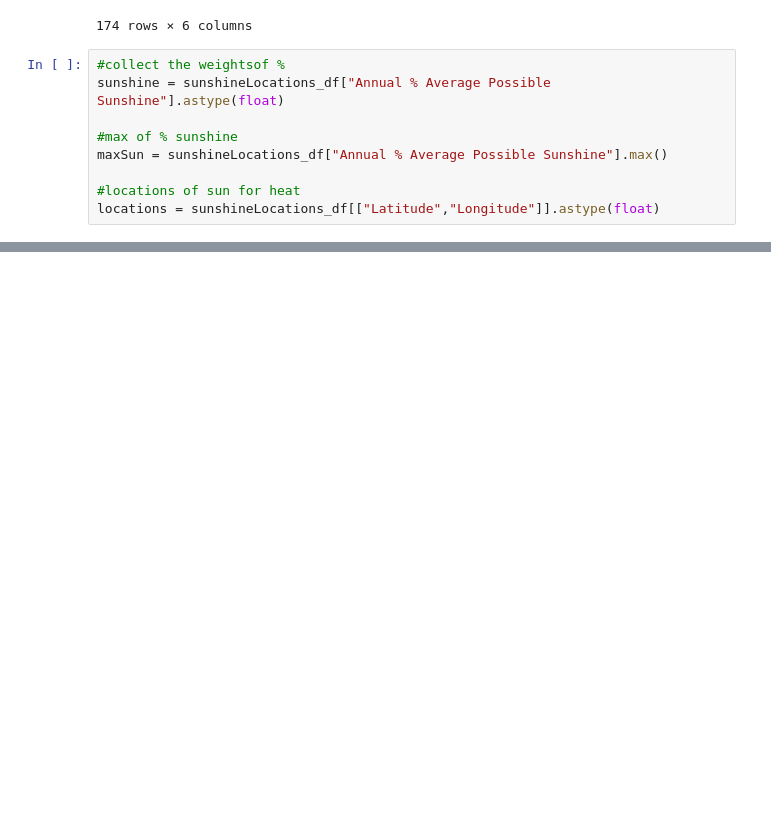
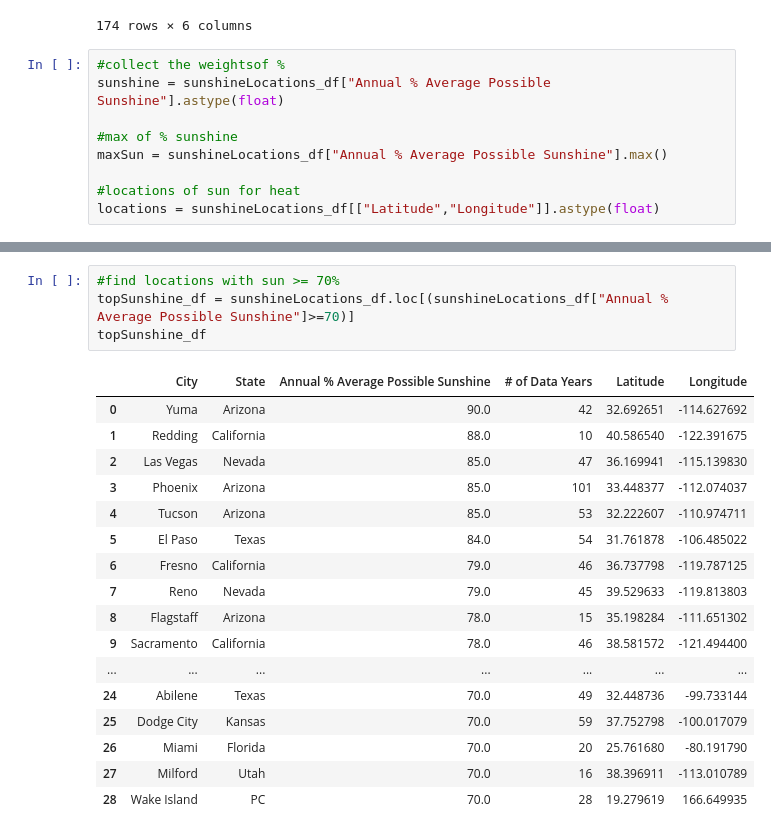
Before and after one commit to msullivan987/Solar_Power-Usage, a Jupyter notebook: Lorelei Tasks/Sunshine Heatmap.ipynb, the cells around one changed output, grey strips where cells are left out. Cells and saved outputs as stored; diff of their text form; blank space fills up the shorter version.

```diff
--- a/Lorelei Tasks/Sunshine Heatmap.ipynb
+++ b/Lorelei Tasks/Sunshine Heatmap.ipynb
@@ -291,3 +292,25 @@ fig.add_layer(heatLayer_sunshine)
 fig
 # %% [output]
 [interactive output not drawn]
+# %%
+#find locations with sun >= 70%
+topSunshine_df = sunshineLocations_df.loc[(sunshineLocations_df["Annual % Average Possible Sunshine"]>=70)]
+topSunshine_df
+# %% [output]
+|  | City | State | Annual % Average Possible Sunshine | # of Data Years | Latitude | Longitude |
+| 0 | Yuma | Arizona | 90.0 | 42 | 32.692651 | -114.627692 |
+| 1 | Redding | California | 88.0 | 10 | 40.586540 | -122.391675 |
+| 2 | Las Vegas | Nevada | 85.0 | 47 | 36.169941 | -115.139830 |
+| 3 | Phoenix | Arizona | 85.0 | 101 | 33.448377 | -112.074037 |
+| 4 | Tucson | Arizona | 85.0 | 53 | 32.222607 | -110.974711 |
+| 5 | El Paso | Texas | 84.0 | 54 | 31.761878 | -106.485022 |
+| 6 | Fresno | California | 79.0 | 46 | 36.737798 | -119.787125 |
+| 7 | Reno | Nevada | 79.0 | 45 | 39.529633 | -119.813803 |
+| 8 | Flagstaff | Arizona | 78.0 | 15 | 35.198284 | -111.651302 |
+| 9 | Sacramento | California | 78.0 | 46 | 38.581572 | -121.494400 |
+| ... | ... | ... | ... | ... | ... | ... |
+| 24 | Abilene | Texas | 70.0 | 49 | 32.448736 | -99.733144 |
+| 25 | Dodge City | Kansas | 70.0 | 59 | 37.752798 | -100.017079 |
+| 26 | Miami | Florida | 70.0 | 20 | 25.761680 | -80.191790 |
+| 27 | Milford | Utah | 70.0 | 16 | 38.396911 | -113.010789 |
+| 28 | Wake Island | PC | 70.0 | 28 | 19.279619 | 166.649935 |
```
Also changed, not shown: parts of 4 cells of this notebook, 5 other files.
